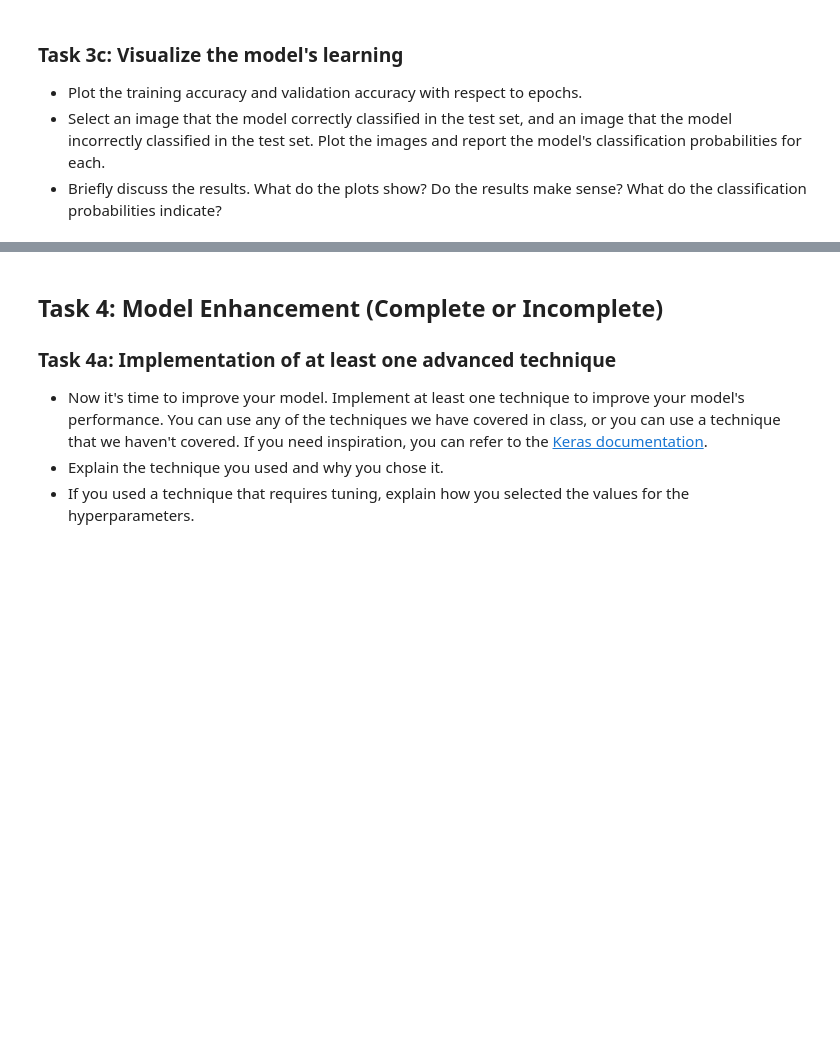
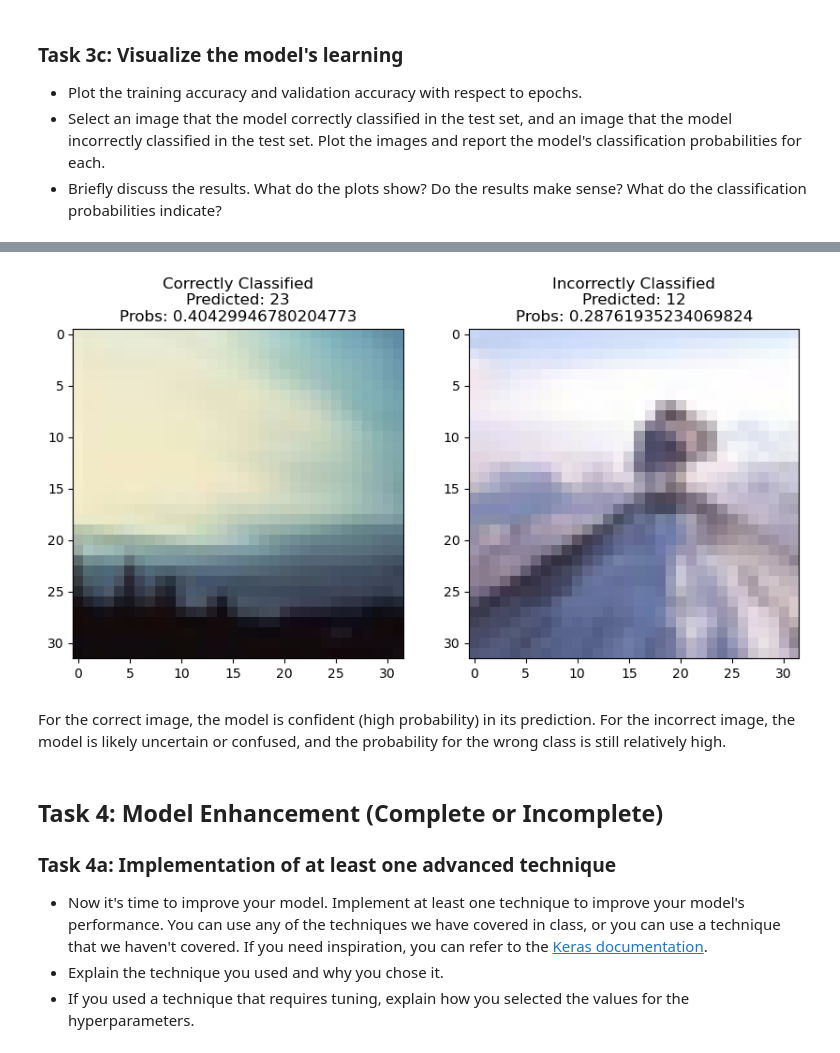
Before and after one commit to fbastos231/deep_learning, a Jupyter notebook: 02_activities/assignments/assignment_1.ipynb, the cells around one changed output, grey strips where cells are left out. Saved outputs shown, nothing was run; the diff lists cells and outputs as text; code cells hidden in the pictures; blank space fills up the shorter version.

```diff
--- a/02_activities/assignments/assignment_1.ipynb
+++ b/02_activities/assignments/assignment_1.ipynb
@@ -111,0 +184,14 @@ from keras import optimizers
+# %%
+from sklearn.metrics import precision_score
+import numpy as np
+
+# Get predictions for the test set
+y_pred = model.predict(x_test)
+
+# Convert predictions to class labels
+y_pred_classes = np.argmax(y_pred, axis=1)  # Predicted class labels
+y_true = np.argmax(y_test, axis=1)  # True class labels
+
+# Calculate Precision
+precision = precision_score(y_true, y_pred_classes, average='micro')
+print("Precision:", precision)
@@ -120,3 +236,35 @@ from keras import optimizers
+# %%
+# Find correct and incorrect predictions
+correct_idx = np.argmax(y_pred, axis=1) == np.argmax(y_test, axis=1)
+incorrect_idx = np.argmax(y_pred, axis=1) != np.argmax(y_test, axis=1)
+
+# Select one correct and one incorrect image
+correct_image = x_test[correct_idx][2]
+incorrect_image = x_test[incorrect_idx][0]
+
+# Get the predicted probabilities
+correct_probs = y_pred[correct_idx][2]
+incorrect_probs = y_pred[incorrect_idx][0]
+
+# Plot the images and probabilities
+plt.figure(figsize=(10, 5))
+
+# Correctly classified image
+plt.subplot(1, 2, 1)
+plt.imshow(correct_image)
+plt.title(f"Correctly Classified\nPredicted: {np.argmax(correct_probs)}\nProbs: {correct_probs[np.argmax(correct_probs)]}")
+
+# Incorrectly classified image
+plt.subplot(1, 2, 2)
+plt.imshow(incorrect_image)
+plt.title(f"Incorrectly Classified\nPredicted: {np.argmax(incorrect_probs)}\nProbs: {incorrect_probs[np.argmax(incorrect_probs)]}")
+
+plt.show()
+# %% [output]
+[figure, added]
+# %% [markdown]
+For the correct image, the model is confident (high probability) in its prediction.
+For the incorrect image, the model is likely uncertain or confused, and the probability for the wrong class is still relatively high.
 # %% [markdown]
 ## Task 4: Model Enhancement (Complete or Incomplete)
 ### Task 4a: Implementation of at least one advanced technique
```
Also changed, not shown: parts of 17 cells of this notebook.
